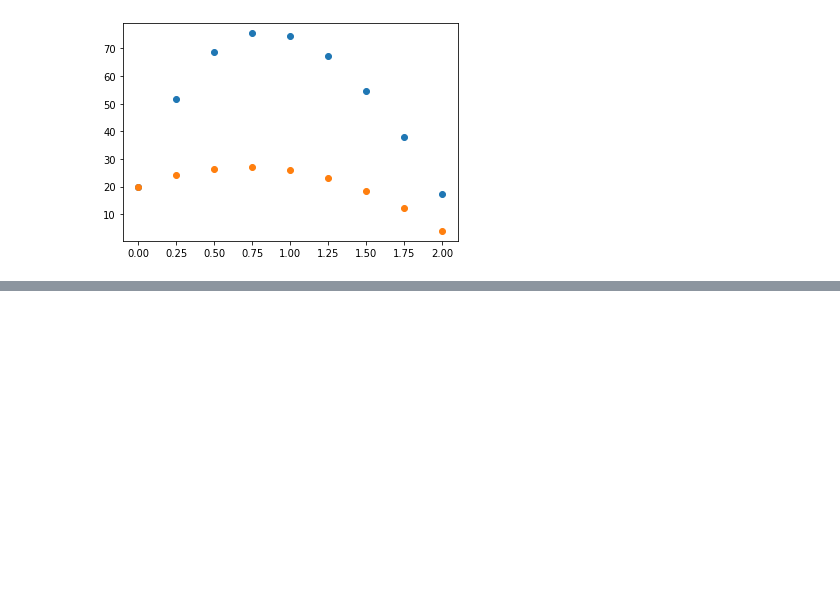
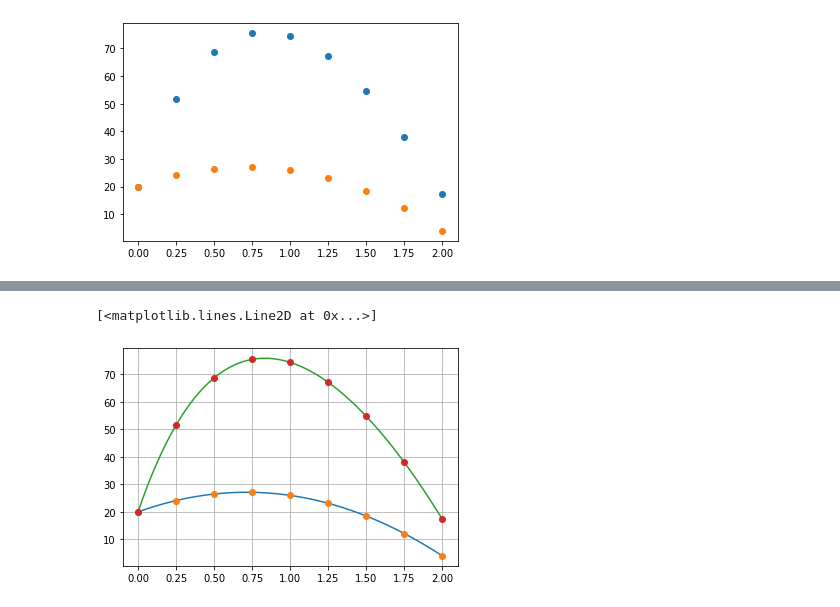
Before and after one commit to Riladavin/SystemOfComputerMathematics, a Jupyter notebook: SCM.ipynb, the cells around one changed output, grey strips where cells are left out. Cells and saved outputs as stored; diff of their text form; code cells hidden in the pictures; blank space fills up the shorter version.

```diff
--- a/SCM.ipynb
+++ b/SCM.ipynb
@@ -81,0 +128,18 @@ To use the future default and silence this warning we advise to pass `rcond=None
+# %%
+'''_lambda = -1
+
+_lambda = minimize_scalar(solve_1, bounds=[-10, 10], method='bounded')['x']
+
+
+x_valid2 = np.arange(0, 2.01, 0.01, dtype = float)
+C_result = get_lstsq(_lambda, y_test2)
+y_valid2 = f(_lambda, C_result, x_valid)
+
+
+#Теперь отобразим на графике обе выборки и их аппроксимации
+plt.grid()
+plt.plot(x_valid1, y_valid1)
+plt.plot(x_test, y_test1, 'o')
+plt.plot(x_valid2, y_valid2)
+plt.plot(x_test, y_test2, 'o')'''
+# %% [output]
@@ -81,0 +148,2 @@ To use the future default and silence this warning we advise to pass `rcond=None
+[<matplotlib.lines.Line2D at 0x...>]
+[figure, added]
```
Also changed, not shown: parts of 6 cells of this notebook.
